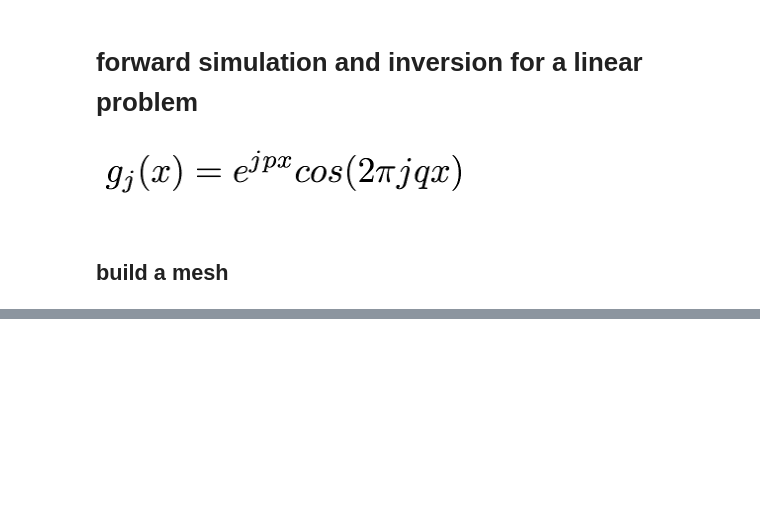
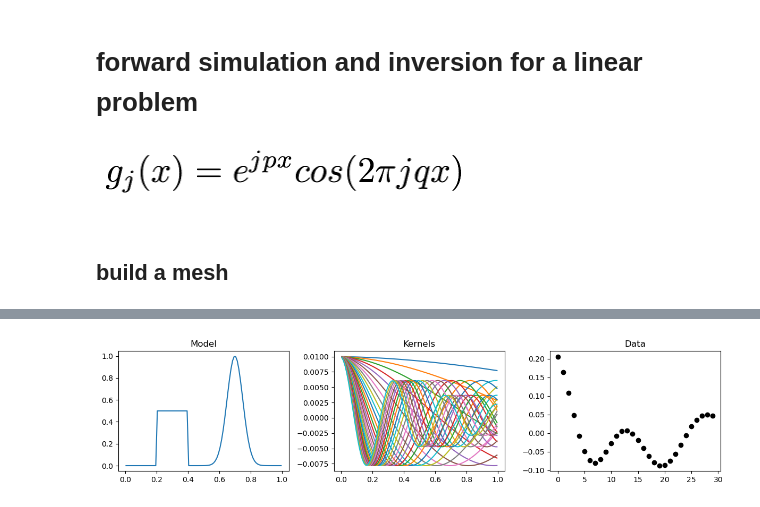
Before and after one commit to lheagy/eosc-454, a Jupyter notebook: lectures/linear-problem.ipynb, the cells around one changed output, grey strips where cells are left out. Drawn from its saved outputs; the diff is of its cells as text; code cells hidden in the pictures; blank space fills up the shorter version.

```diff
--- a/lectures/linear-problem.ipynb
+++ b/lectures/linear-problem.ipynb
@@ -48,0 +59,3 @@ for jk in j_values:
+# %%
+delta_x = np.diff(x_nodes)
+x_centers2 = delta_x / 2 + x_nodes[:-1]
@@ -48,0 +115,35 @@ for jk in j_values:
+# %%
+def get_G(x_nodes, n_kernels, j0=1, jN=30, p=-0.05, q=0.1):
+    G_nodes = get_G_nodes(x_nodes, n_kernels=n_kernels, j0=j0, jN=jN, p=p, q=q)
+
+    # Averaging matrix
+    av_entries = np.vstack(
+        [0.5*np.ones(n_nodes), 0.5*np.ones(n_nodes)]
+    )
+    Av = sp.spdiags(av_entries, [0, 1] , m=n_cells, n=n_nodes)
+
+    delta_x = np.diff(x_nodes)
+    diag_delta_x = sp.spdiags(delta_x, [0], m=n_cells, n=n_cells)
+
+    G = (Av @ G_nodes).T @ diag_delta_x
+
+    return G
+# %%
+n_kernels = 30
+G = get_G(x_nodes, n_kernels)
+data = G @ model
+# %%
+fig, ax = plt.subplots(1, 3, figsize=(12, 3))
+
+ax[0].plot(x_centers, model)
+ax[0].set_title("Model")
+
+ax[1].plot(x_centers, G.T)
+ax[1].set_title("Kernels")
+
+ax[2].plot(data, "o", color="k")
+ax[2].set_title("Data")
+
+plt.tight_layout()
+# %% [output]
+[figure, added]
```
Also changed, not shown: parts of 16 cells of this notebook.
